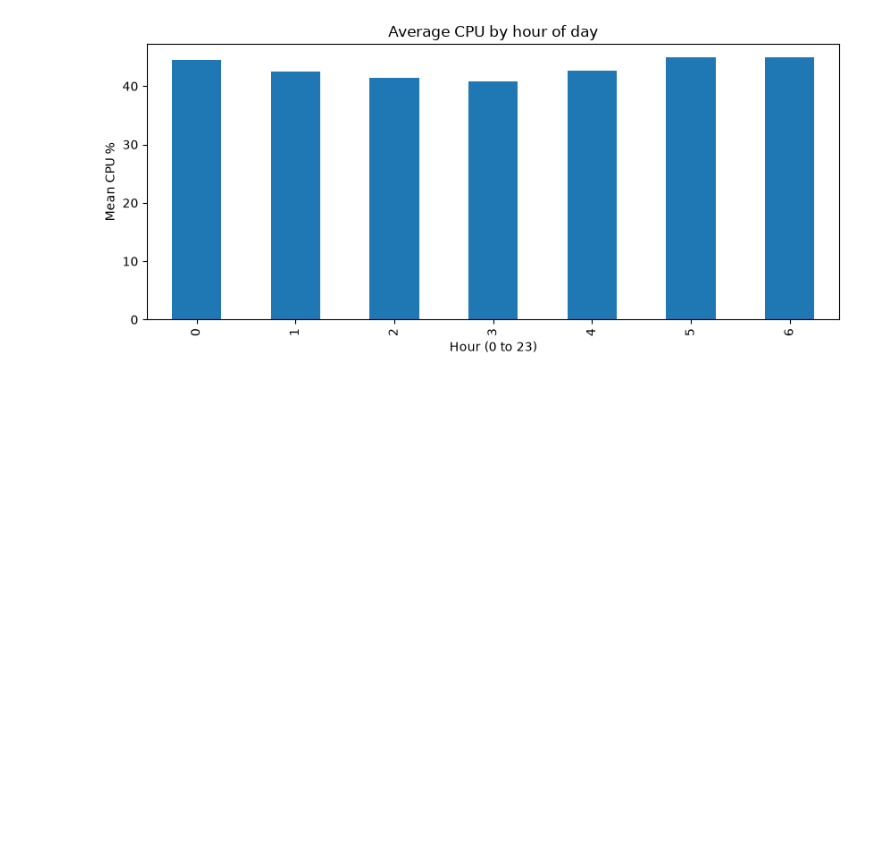
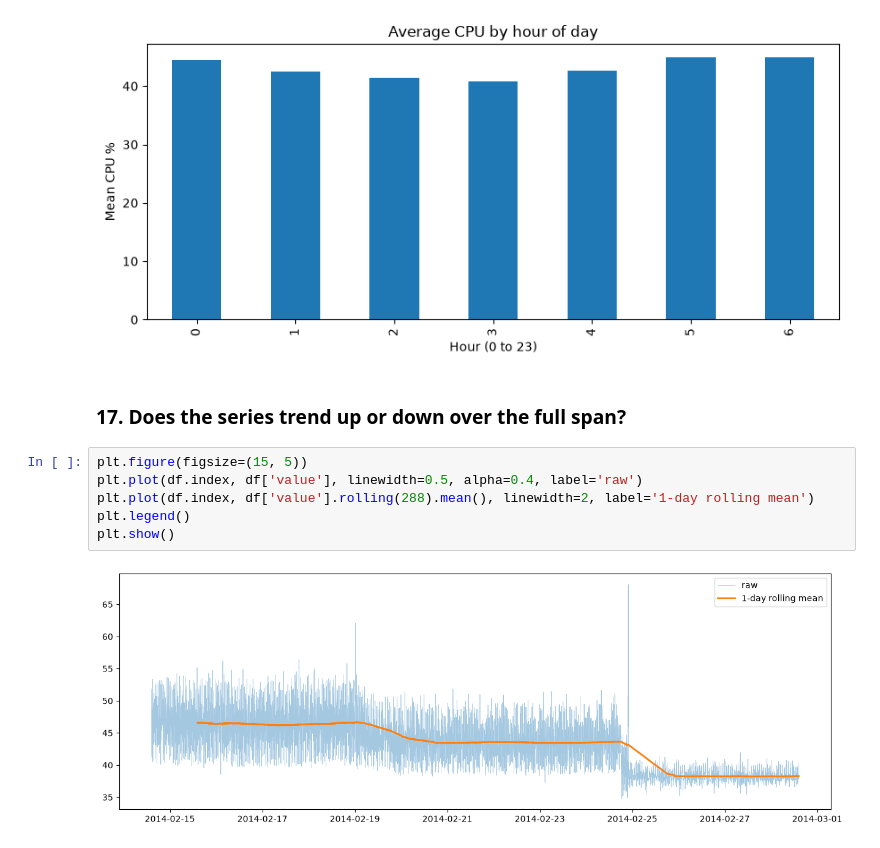
Before and after one commit to mukundnaramesh2605/Anomaly-detection-on-server-performance-metrics, a Jupyter notebook: EDA.ipynb, the cells around one changed output. Saved outputs shown, nothing was run; the diff lists cells and outputs as text; blank space fills up the shorter version.

```diff
--- a/EDA.ipynb
+++ b/EDA.ipynb
@@ -153,3 +153,13 @@ plt.ylabel('Mean CPU %')
 plt.show()
 # %% [output]
 [figure]
+# %% [markdown]
+### 17. Does the series trend up or down over the full span?
+# %%
+plt.figure(figsize=(15, 5))
+plt.plot(df.index, df['value'], linewidth=0.5, alpha=0.4, label='raw')
+plt.plot(df.index, df['value'].rolling(288).mean(), linewidth=2, label='1-day rolling mean')
+plt.legend()
+plt.show()
+# %% [output]
+[figure, added]
```
Also changed, not shown: parts of 1 cell of this notebook.
